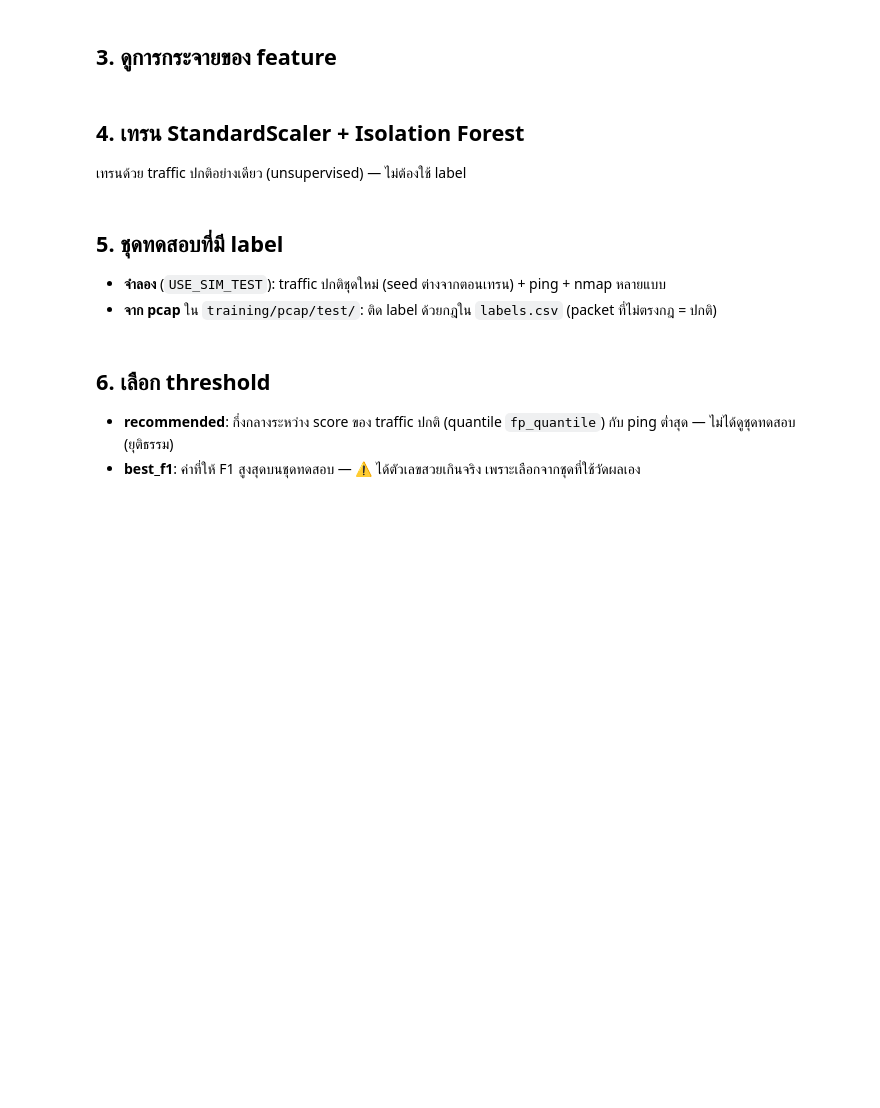
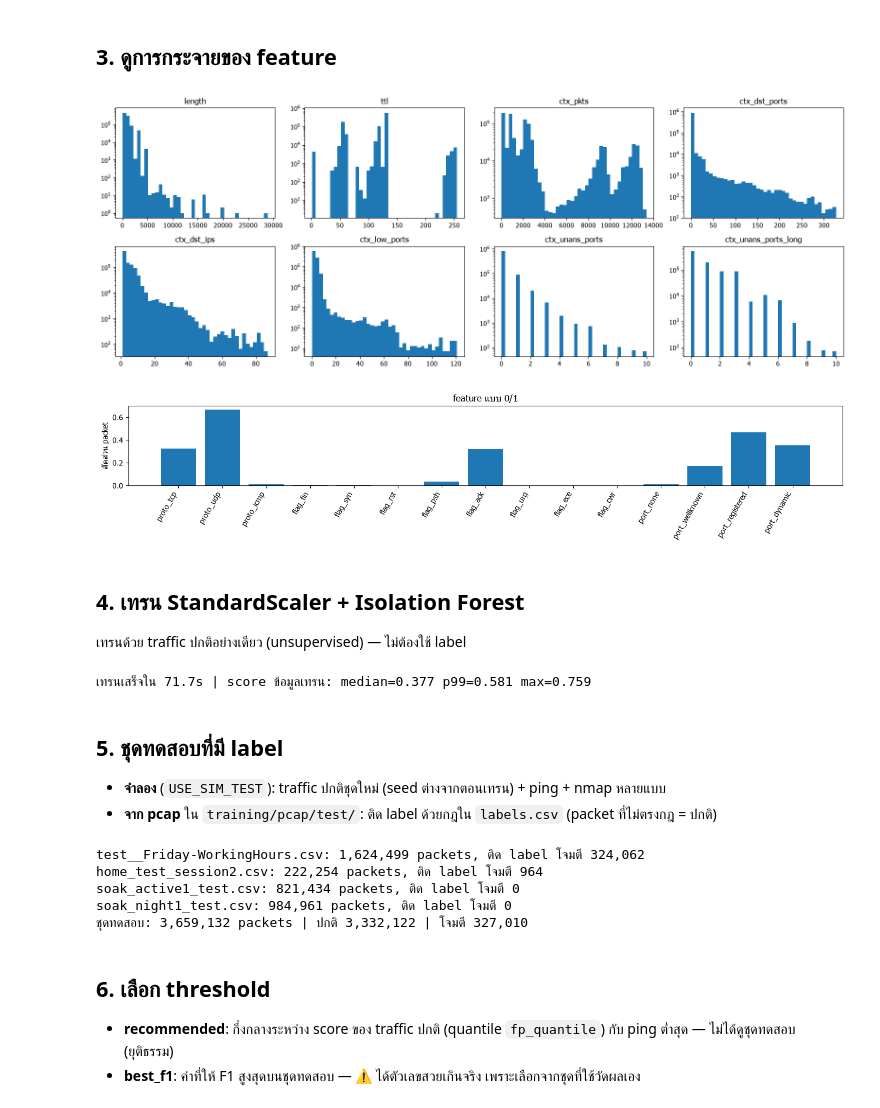
Before and after one commit to PatcharaponPhetchoochart/Project-AI-IDS, a Jupyter notebook: training/train.ipynb, the cells around one changed output. Cells and saved outputs as stored; diff of their text form; code cells hidden in the pictures; blank space fills up the shorter version.

Commit message:
v5: unanswered-port feature, soak data split, README gate

```diff
--- a/training/train.ipynb
+++ b/training/train.ipynb
@@ -74,6 +117,8 @@ print(f"window={WINDOW_SEC}s  n_estimators={N_ESTIMATORS}  features={len(FEATURE
 print("pcap traffic ปกติ :", [p.name for p in list_pcaps(NORMAL_DIR)] or "ไม่มี")
 print("pcap สำหรับทดสอบ :", [p.name for p in list_pcaps(TEST_DIR)] or "ไม่มี")
 t0 = time.time()
-normal_csvs = convert_folder(NORMAL_DIR, PCAP_CSV_DIR, MAX_PACKETS, FORCE_RECONVERT)
-test_csvs   = convert_folder(TEST_DIR,   PCAP_CSV_DIR, MAX_PACKETS, FORCE_RECONVERT)
+normal_csvs = convert_folder(NORMAL_DIR, PCAP_CSV_DIR, MAX_PACKETS, FORCE_RECONVERT, windows=TIME_WINDOWS)
+test_csvs   = convert_folder(TEST_DIR,   PCAP_CSV_DIR, MAX_PACKETS, FORCE_RECONVERT, windows=TIME_WINDOWS)
+test_csvs  += [p for p in EXTRA_TEST_CSVS if p.exists()]
+print("CSV ทดสอบเพิ่มเติม:", [p.name for p in EXTRA_TEST_CSVS if p.exists()] or "ไม่มี")
 print(f"เสร็จใน {time.time() - t0:.1f}s")
@@ -111,17 +220,21 @@ print("รวม", X.shape[0], "packets x", X.shape[1], "features")
 ## 3. ดูการกระจายของ feature
 # %%
 fig, axes = plt.subplots(2, 4, figsize=(16, 6))
-for ax, name in zip(axes.ravel(), ["length", "ttl", "icmp_type", "ctx_pkts",
-                                   "ctx_dst_ports", "ctx_dst_ips", "ctx_low_ports", "ctx_ip_ratio"]):
+for ax, name in zip(axes.ravel(), ["length", "ttl", "ctx_pkts", "ctx_dst_ports",
+                                   "ctx_dst_ips", "ctx_low_ports", "ctx_unans_ports", "ctx_unans_ports_long"]):
     ax.hist(X[:, FEATURE_NAMES.index(name)], bins=40, color="tab:blue")
     ax.set_title(name); ax.set_yscale("log")
-fig.tight_layout(); plt.show()
+fig.tight_layout(); save_fig(fig, "features_hist.png"); plt.show()
 
 binary = [n for n in FEATURE_NAMES if n.startswith(("proto_", "flag_", "port_"))]
-plt.figure(figsize=(14, 3))
+fig2 = plt.figure(figsize=(14, 3))
 plt.bar(binary, [X[:, FEATURE_NAMES.index(n)].mean() for n in binary])
 plt.xticks(rotation=60, ha="right"); plt.ylabel("สัดส่วน packet"); plt.title("feature แบบ 0/1")
-plt.tight_layout(); plt.show()
+plt.tight_layout(); save_fig(fig2, "features_binary.png"); plt.show()
+report("การกระจายของ feature", "![](features_hist.png)\n\n![](features_binary.png)")
+# %% [output]
+[figure, added]
+[figure, added]
 # %% [markdown]
 ## 4. เทรน StandardScaler + Isolation Forest
 เทรนด้วย traffic ปกติอย่างเดียว (unsupervised) — ไม่ต้องใช้ label
@@ -131,26 +244,52 @@ scaler, model = train_model(X, N_ESTIMATORS, SEED)
 s_train = anomaly_scores(model, scaler, X)
 print(f"เทรนเสร็จใน {time.time() - t0:.1f}s | score ข้อมูลเทรน: median={np.median(s_train):.3f} "
       f"p99={np.quantile(s_train, .99):.3f} max={s_train.max():.3f}")
+report("เทรน", f"ใช้เวลา {time.time() - t0:.1f}s | score ข้อมูลเทรน: median={np.median(s_train):.3f} "
+       f"p99={np.quantile(s_train, .99):.3f} max={s_train.max():.3f}")
+# %% [output]
+เทรนเสร็จใน 71.7s | score ข้อมูลเทรน: median=0.377 p99=0.581 max=0.759
 # %% [markdown]
 ## 5. ชุดทดสอบที่มี label
 - **จำลอง** (`USE_SIM_TEST`): traffic ปกติชุดใหม่ (seed ต่างจากตอนเทรน) + ping + nmap หลายแบบ
 - **จาก pcap** ใน `training/pcap/test/`: ติด label ด้วยกฎใน `labels.csv` (packet ที่ไม่ตรงกฎ = ปกติ)
 # %%
 rules = ev.load_label_rules(LABELS_FILE)
-test_blocks = ev.simulated_test_set(4000, SEED + 4200, WINDOW_SEC) if USE_SIM_TEST else []
+# เก็บแค่ feature + label ต่อชุด (ไม่เก็บ packet ทั้งหมดไว้ใน RAM)
+test_parts = []   # (ชื่อ, X, label names, ระยะเวลา ชม.)
+if USE_SIM_TEST:
+    Xs, _, ns = ev.blocks_to_xy(ev.simulated_test_set(4000, SEED + 4200, WINDOW_SEC), WINDOW_SEC)
+    test_parts.append(("จำลอง (ping + nmap)", Xs, ns, None))
 for csv_path in test_csvs:
     pk = sorted(load_packets_csv(csv_path), key=lambda p: p["ts"])
-    names = ev.label_packets(pk, rules)
-    n_att = sum(n != ev.NORMAL for n in names)
+    if not pk:
+        continue
+    names = np.array(ev.label_packets(pk, rules), dtype=object)
+    n_att = int((names != ev.NORMAL).sum())
     print(f"{csv_path.name}: {len(pk):,} packets, ติด label โจมตี {n_att:,}")
-    if test_csvs and not rules:
+    if not rules:
         print("  ⚠️ labels.csv ยังไม่มีกฎ -> ทุก packet ถูกนับเป็นปกติ")
-    test_blocks.append((csv_path.name, pk, names))
-assert test_blocks, "ไม่มีชุดทดสอบ: ตั้ง USE_SIM_TEST = True หรือวาง pcap ใน training/pcap/test/"
+    elif n_att == 0 and not csv_path.name.startswith("soak_"):
+        print("  ⚠️ ไม่มี packet ไหนตรงกฎใน labels.csv -> เช็ก IP / ช่วงเวลา / timezone ในกฎ และ pcap_time_windows ใน config")
+    hours = (pk[-1]["ts"] - pk[0]["ts"]) / 3600
+    test_parts.append((csv_path.name, build_features(pk, WINDOW_SEC), names, hours))
+    del pk
+assert test_parts, "ไม่มีชุดทดสอบ: ตั้ง USE_SIM_TEST = True หรือวาง pcap ใน training/pcap/test/"
 
-X_test, y_test, names_test = ev.blocks_to_xy(test_blocks, WINDOW_SEC)
+test_info = [{"ชุด": n, "packets": len(ns), "ติด label โจมตี": int((ns != ev.NORMAL).sum()),
+              "ชั่วโมง": round(h, 2) if h else "-"} for n, _, ns, h in test_parts]
+X_test = np.vstack([p[1] for p in test_parts])
+names_test = np.concatenate([p[2] for p in test_parts])
+y_test = (names_test != ev.NORMAL).astype(int)
 s_test = anomaly_scores(model, scaler, X_test)
 print(f"ชุดทดสอบ: {len(y_test):,} packets | ปกติ {int((y_test == 0).sum()):,} | โจมตี {int(y_test.sum()):,}")
+report("ชุดทดสอบ", ev.md_table(test_info) + f"\n\nรวม {len(y_test):,} packets | ปกติ {int((y_test == 0).sum()):,} "
+       f"| โจมตี {int(y_test.sum()):,}\n\nกฎใน labels.csv: {len(rules)} ข้อ")
+# %% [output]
+test__Friday-WorkingHours.csv: 1,624,499 packets, ติด label โจมตี 324,062
+home_test_session2.csv: 222,254 packets, ติด label โจมตี 964
+soak_active1_test.csv: 821,434 packets, ติด label โจมตี 0
+soak_night1_test.csv: 984,961 packets, ติด label โจมตี 0
+ชุดทดสอบ: 3,659,132 packets | ปกติ 3,332,122 | โจมตี 327,010
 # %% [markdown]
 ## 6. เลือก threshold
 - **recommended**: กึ่งกลางระหว่าง score ของ traffic ปกติ (quantile `fp_quantile`) กับ ping ต่ำสุด — ไม่ได้ดูชุดทดสอบ (ยุติธรรม)
```
Also changed, not shown: parts of 8 cells of this notebook, 55 other files.
